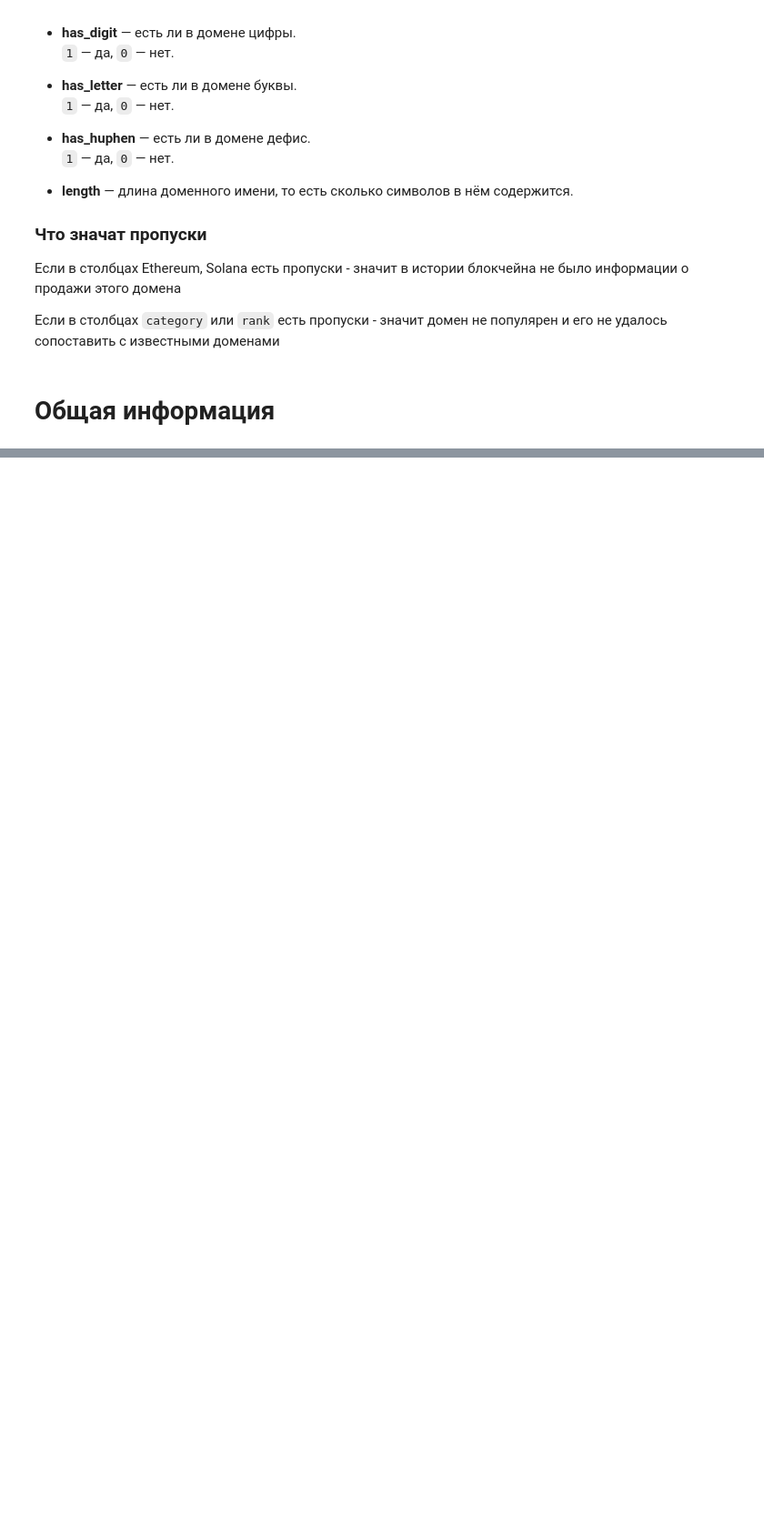
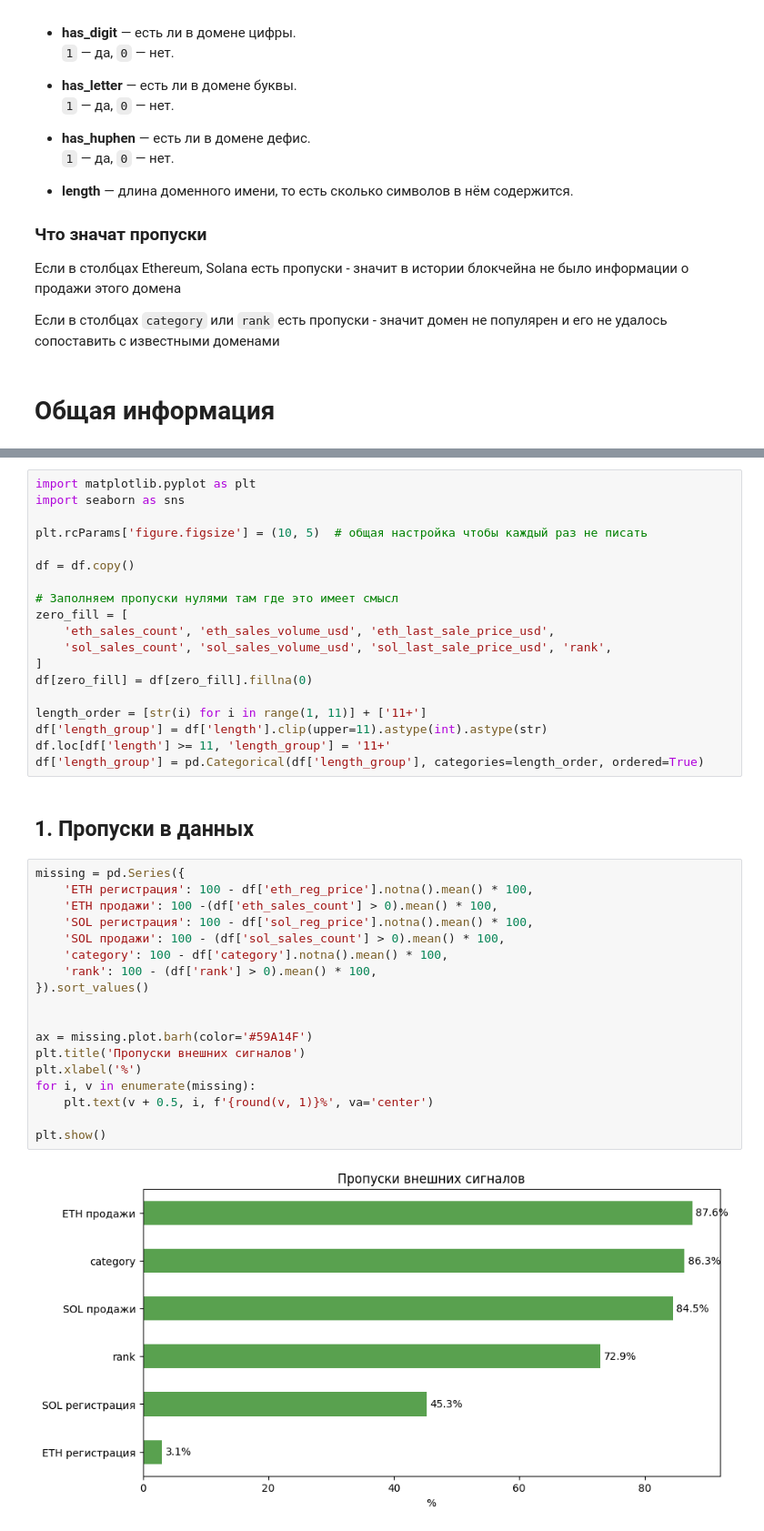
Before and after one commit to gordyay/hse-smadimo-gp, a Jupyter notebook: GP_2/notebooks/eda.ipynb, the cells around one changed output, grey strips where cells are left out. Shown at 91% size. Cells and saved outputs as stored; diff of their text form; blank space fills up the shorter version.

```diff
--- a/GP_2/notebooks/eda.ipynb
+++ b/GP_2/notebooks/eda.ipynb
@@ -106,0 +110,41 @@ stats
+# %%
+import matplotlib.pyplot as plt
+import seaborn as sns
+
+plt.rcParams['figure.figsize'] = (10, 5)  # общая настройка чтобы каждый раз не писать
+
+df = df.copy()
+
+# Заполняем пропуски нулями там где это имеет смысл
+zero_fill = [
+    'eth_sales_count', 'eth_sales_volume_usd', 'eth_last_sale_price_usd',
+    'sol_sales_count', 'sol_sales_volume_usd', 'sol_last_sale_price_usd', 'rank',
+]
+df[zero_fill] = df[zero_fill].fillna(0)
+
+length_order = [str(i) for i in range(1, 11)] + ['11+']
+df['length_group'] = df['length'].clip(upper=11).astype(int).astype(str)
+df.loc[df['length'] >= 11, 'length_group'] = '11+'
+df['length_group'] = pd.Categorical(df['length_group'], categories=length_order, ordered=True)
+# %% [markdown]
+## 1. Пропуски в данных
+# %%
+missing = pd.Series({
+    'ETH регистрация': 100 - df['eth_reg_price'].notna().mean() * 100,
+    'ETH продажи': 100 -(df['eth_sales_count'] > 0).mean() * 100,
+    'SOL регистрация': 100 - df['sol_reg_price'].notna().mean() * 100,
+    'SOL продажи': 100 - (df['sol_sales_count'] > 0).mean() * 100,
+    'category': 100 - df['category'].notna().mean() * 100,
+    'rank': 100 - (df['rank'] > 0).mean() * 100,
+}).sort_values()
+
+
+ax = missing.plot.barh(color='#59A14F')
+plt.title('Пропуски внешних сигналов')
+plt.xlabel('%')
+for i, v in enumerate(missing):
+    plt.text(v + 0.5, i, f'{round(v, 1)}%', va='center')
+
+plt.show()
+# %% [output]
+[figure, added]
```
Also changed, not shown: parts of 25 cells of this notebook, 4 other files.
